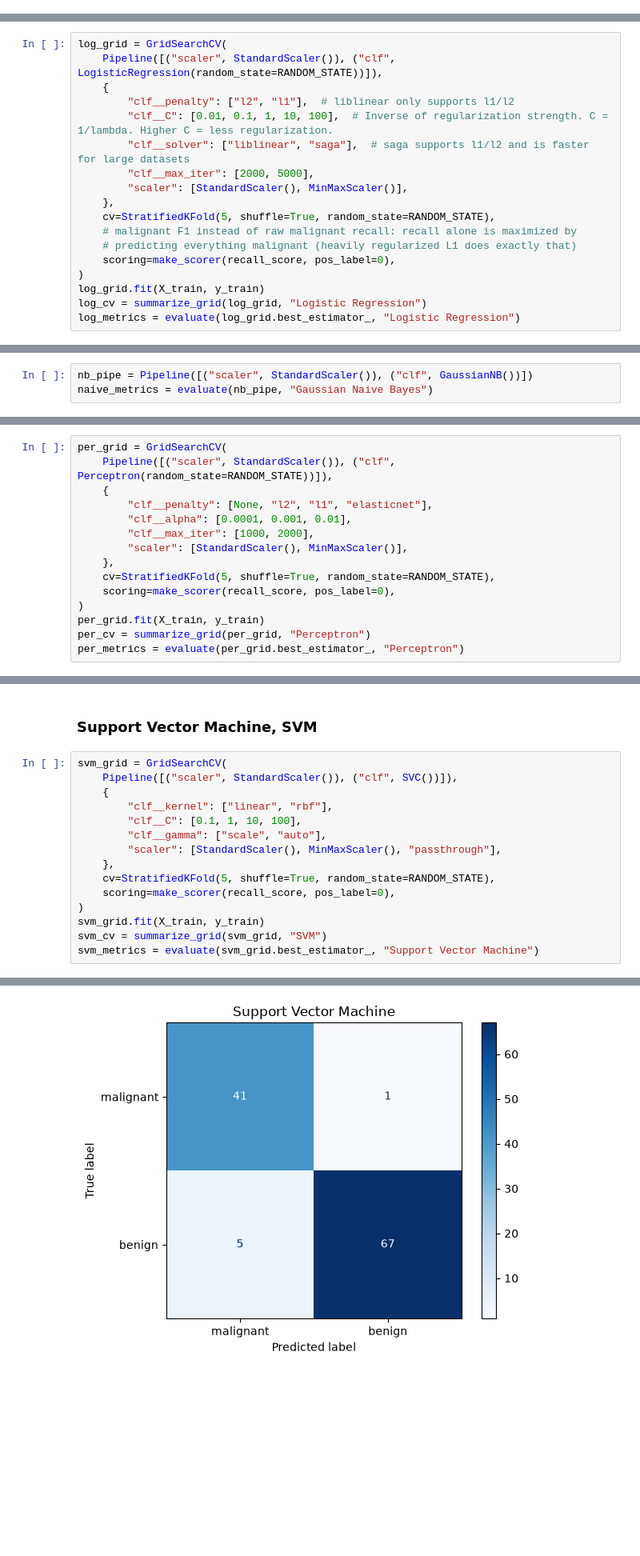
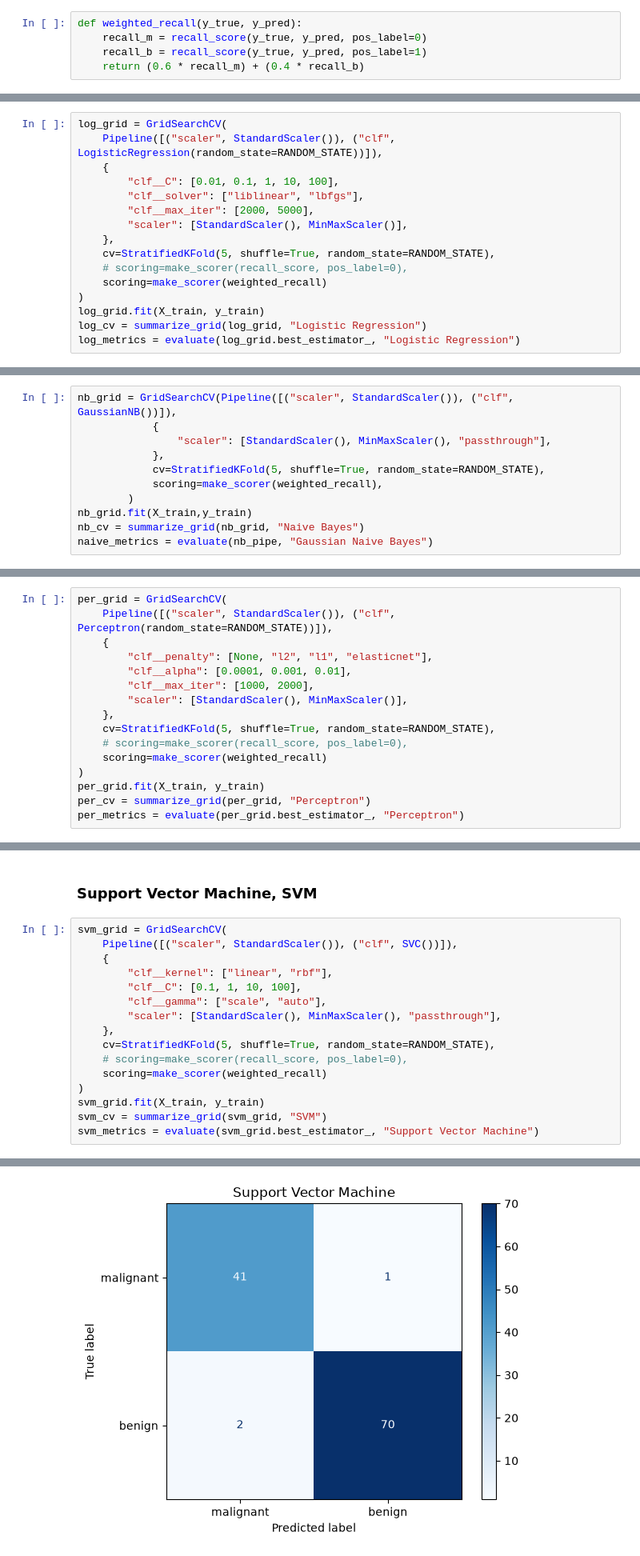
Before and after one commit to Jimmyjohn23/ML_Project1, a Jupyter notebook: main.ipynb, the cells around one changed output, grey strips where cells are left out. Shown at 80% size. Drawn from its saved outputs; the diff is of its cells as text; blank space fills up the shorter version.

```diff
--- a/main.ipynb
+++ b/main.ipynb
@@ -95,19 +97,22 @@ def summarize_grid(grid, name):
+# %%
+def weighted_recall(y_true, y_pred):
+    recall_m = recall_score(y_true, y_pred, pos_label=0)
+    recall_b = recall_score(y_true, y_pred, pos_label=1)
+    return (0.6 * recall_m) + (0.4 * recall_b)
 # %% [markdown]
 ### Logistic Regression
 # %%
 log_grid = GridSearchCV(
     Pipeline([("scaler", StandardScaler()), ("clf", LogisticRegression(random_state=RANDOM_STATE))]),
     {
-        "clf__penalty": ["l2", "l1"],  # liblinear only supports l1/l2
-        "clf__C": [0.01, 0.1, 1, 10, 100],  # Inverse of regularization strength. C = 1/lambda. Higher C = less regularization.
-        "clf__solver": ["liblinear", "saga"],  # saga supports l1/l2 and is faster for large datasets
+        "clf__C": [0.01, 0.1, 1, 10, 100],
+        "clf__solver": ["liblinear", "lbfgs"],
         "clf__max_iter": [2000, 5000],
         "scaler": [StandardScaler(), MinMaxScaler()],
     },
     cv=StratifiedKFold(5, shuffle=True, random_state=RANDOM_STATE),
-    # malignant F1 instead of raw malignant recall: recall alone is maximized by
-    # predicting everything malignant (heavily regularized L1 does exactly that)
-    scoring=make_scorer(recall_score, pos_label=0),
+    # scoring=make_scorer(recall_score, pos_label=0),
+    scoring=make_scorer(weighted_recall)
 )
 log_grid.fit(X_train, y_train)
 log_cv = summarize_grid(log_grid, "Logistic Regression")
@@ -131,6 +136,14 @@ weighted avg       0.14      0.37      0.20       114
 # %% [markdown]
 ### Naive Bayes
 # %%
-nb_pipe = Pipeline([("scaler", StandardScaler()), ("clf", GaussianNB())])
+nb_grid = GridSearchCV(Pipeline([("scaler", StandardScaler()), ("clf", GaussianNB())]),
+            {
+                "scaler": [StandardScaler(), MinMaxScaler(), "passthrough"],
+            },
+            cv=StratifiedKFold(5, shuffle=True, random_state=RANDOM_STATE),
+            scoring=make_scorer(weighted_recall),
+        )
+nb_grid.fit(X_train,y_train)
+nb_cv = summarize_grid(nb_grid, "Naive Bayes")
 naive_metrics = evaluate(nb_pipe, "Gaussian Naive Bayes")
 # %% [output]
@@ -155,7 +175,8 @@ per_grid = GridSearchCV(
         "scaler": [StandardScaler(), MinMaxScaler()],
     },
     cv=StratifiedKFold(5, shuffle=True, random_state=RANDOM_STATE),
-    scoring=make_scorer(recall_score, pos_label=0),
+    # scoring=make_scorer(recall_score, pos_label=0),
+    scoring=make_scorer(weighted_recall)
 )
 per_grid.fit(X_train, y_train)
 per_cv = summarize_grid(per_grid, "Perceptron")
@@ -188,7 +209,8 @@ svm_grid = GridSearchCV(
         "scaler": [StandardScaler(), MinMaxScaler(), "passthrough"],
     },
     cv=StratifiedKFold(5, shuffle=True, random_state=RANDOM_STATE),
-    scoring=make_scorer(recall_score, pos_label=0),
+    # scoring=make_scorer(recall_score, pos_label=0),
+    scoring=make_scorer(weighted_recall)
 )
 svm_grid.fit(X_train, y_train)
 svm_cv = summarize_grid(svm_grid, "SVM")
@@ -204,3 +226,3 @@ SVM — best CV score: 0.9647
-[figure, old version]
+[figure, new version]
               precision    recall  f1-score   support
 
```
Also changed, not shown: parts of 8 cells of this notebook.
